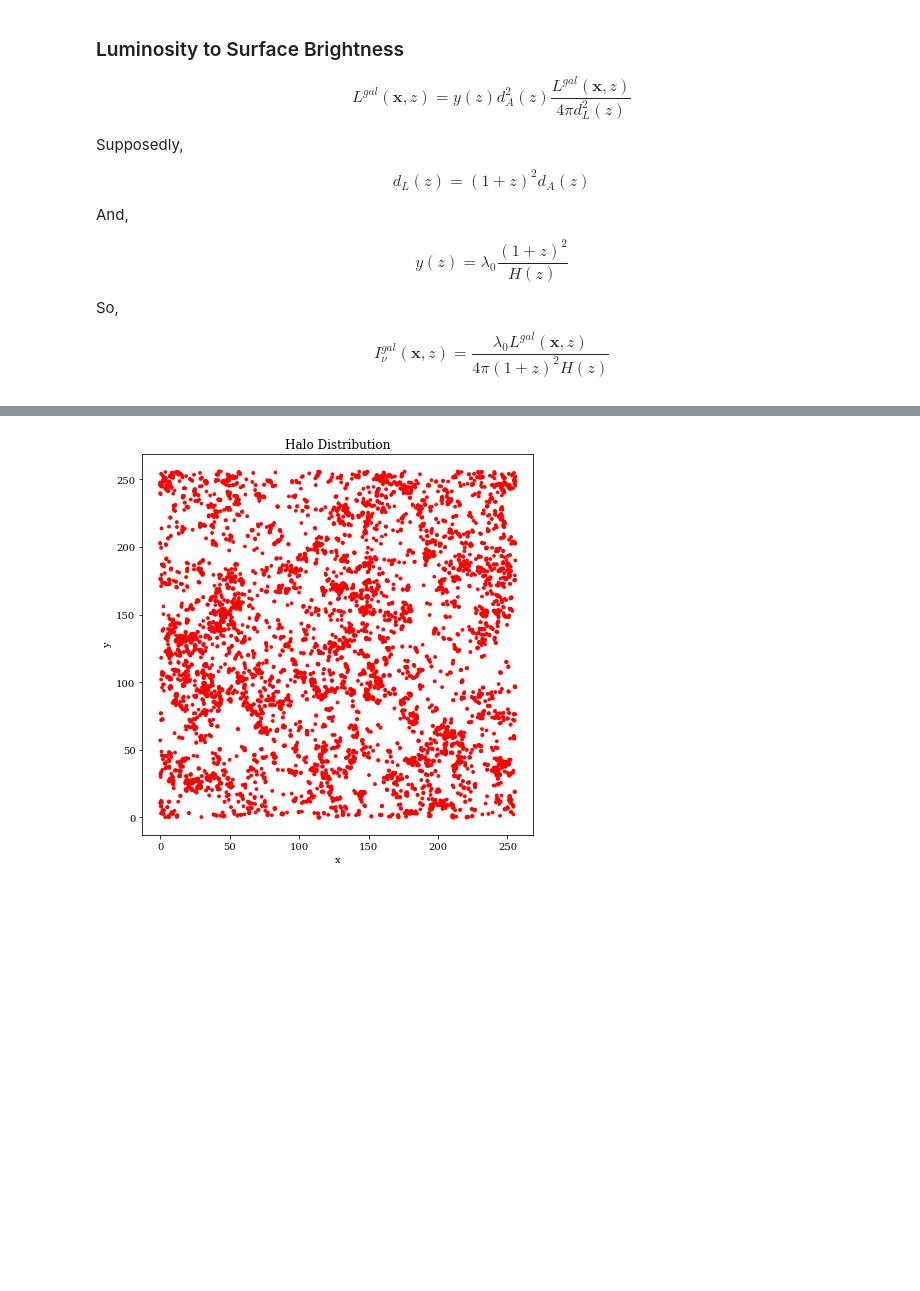
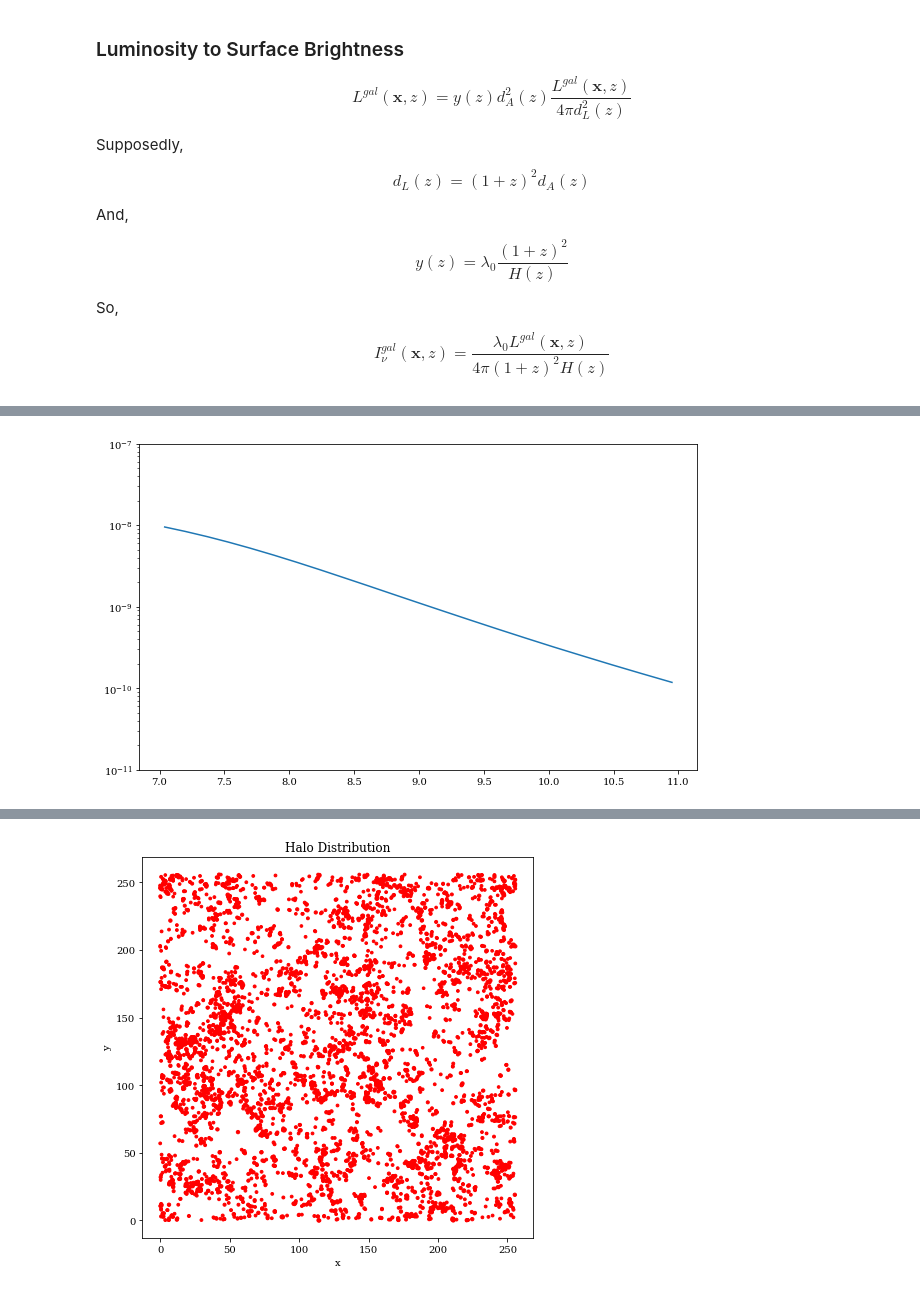
Before and after one commit to tacox5/Senior_Thesis, a Jupyter notebook: notebooks/Heneka_et_al_2017-Copy1.ipynb, the cells around one changed output, grey strips where cells are left out. Cells and saved outputs as stored; diff of their text form; code cells hidden in the pictures; blank space fills up the shorter version.

```diff
--- a/notebooks/Heneka_et_al_2017-Copy1.ipynb
+++ b/notebooks/Heneka_et_al_2017-Copy1.ipynb
@@ -229,0 +238,7 @@ idx = np.where(halo_pos[:, 2] == 128)[0]
+# %%
+m_I = []
+
+for i, f in enumerate(files):
+    print (f)
+    halos = np.genfromtxt(f)
+    m_I.append((nu_lya / (1 + zs[i]) * I_gal(halos[:, 0], z = zs[i])).value.mean())
@@ -229,0 +263,8 @@ idx = np.where(halo_pos[:, 2] == 128)[0]
+# %%
+plt.figure(figsize = (10,6))
+plt.plot(zs, m_I / (c + b * zs + a * zs ** 2))
+plt.yscale('log')
+plt.ylim([1e-11, 1e-7])
+plt.show()
+# %% [output]
+[figure, added]
```
Also changed, not shown: parts of 11 cells of this notebook, 1 other file.
